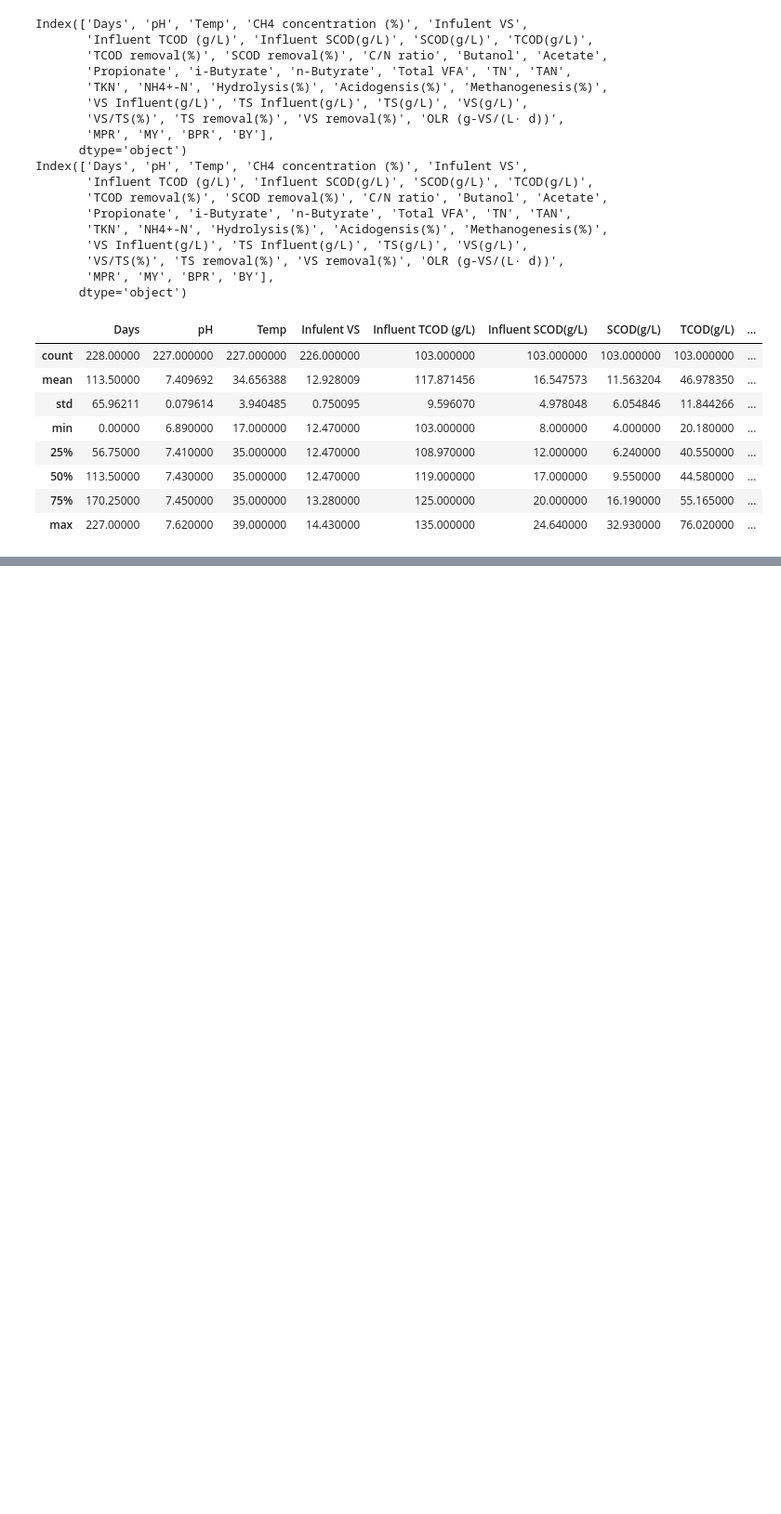
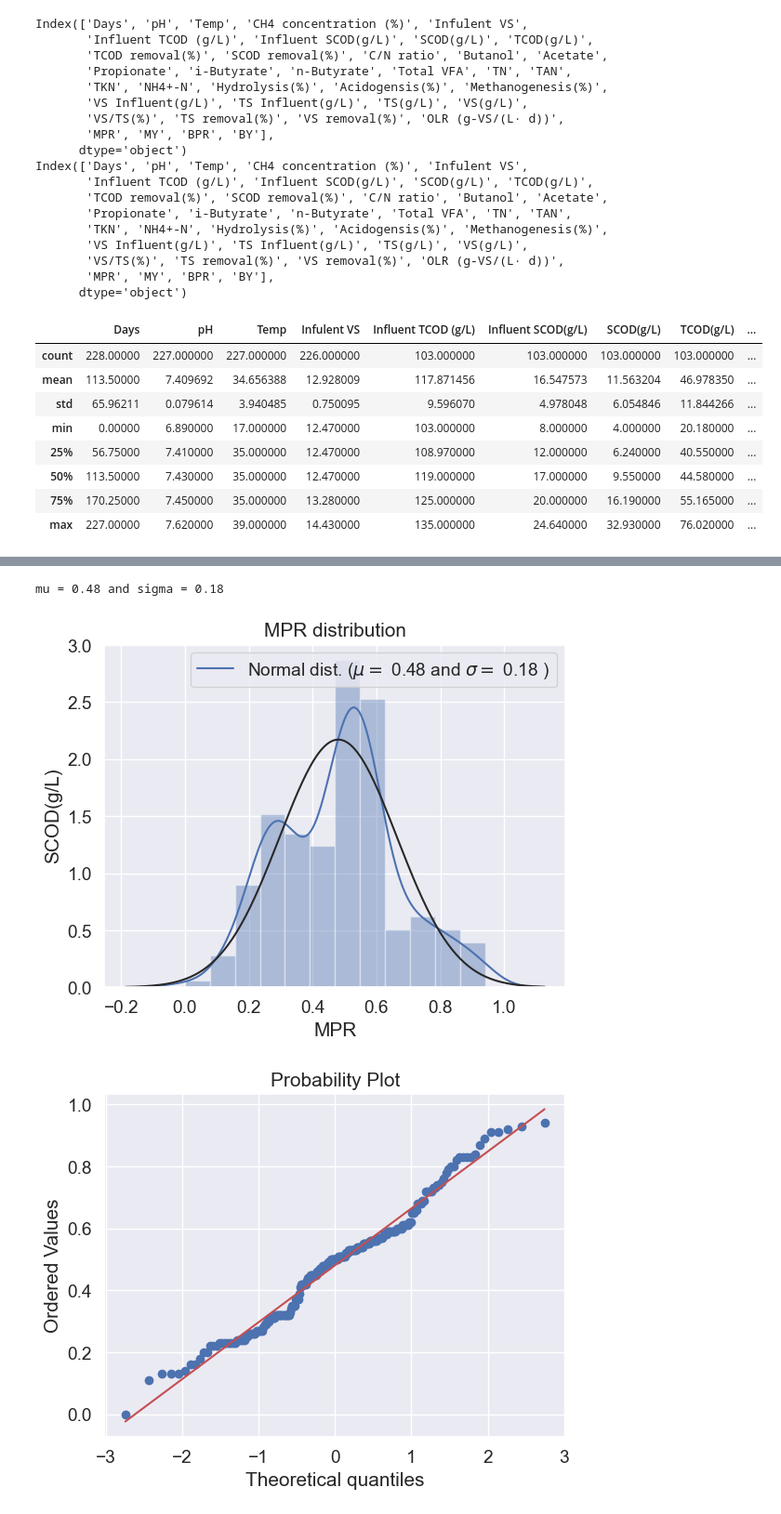
Before and after one commit to wenyi22/-, a Jupyter notebook: part1.ipynb, the cells around one changed output, grey strips where cells are left out. Shown at 93% size. Drawn from its saved outputs; the diff is of its cells as text; code cells hidden in the pictures; blank space fills up the shorter version.

```diff
--- a/part1.ipynb
+++ b/part1.ipynb
@@ -235,0 +242,19 @@ plt.show()
+# %%
+#分析目標變量的分布，計算均值與標準差
+sns.distplot(train['MPR'] , fit=norm);  #sns.distplot用於繪製一個變量的概率密度函數(PDF)和核密度估計(KDE)
+
+(mu, sigma) = norm.fit(train['MPR'])  #norm.fit對SalePrice變量進行最大似然估計(MLE)，mu:正態分布的均值，sigma:態分布的標準差。
+print('\nmu = {:.2f} and sigma = {:.2f}\n'.format(mu, sigma)) #\n換行，{:.2f}是一個格式化字符串，會被替換為mu和sigma的值，以保留兩位小數輸出。
+
+plt.legend(['Normal dist. ($\mu=$ {:.2f} and $\sigma=$ {:.2f} )'.format(mu, sigma)],  #plt.legend用於給圖標添加圖例，
+            loc='best')  #loc='best' 將圖例放置在當前圖形最佳位置，避免遮擋數據
+plt.ylabel('SCOD(g/L)')
+plt.title('MPR distribution')
+
+fig = plt.figure()   #創建一個新的圖形窗口
+res = stats.probplot(train['MPR'], plot=plt)  #res表示用於比較的理論分佈，stats.probplot為一個概率圖函數，繪製數據樣本分佈與理論分佈之間的比較。
+plt.show()
+# %% [output]
+mu = 0.48 and sigma = 0.18
+[figure, added]
+[figure, added]
```
Also changed, not shown: parts of 20 cells of this notebook.
